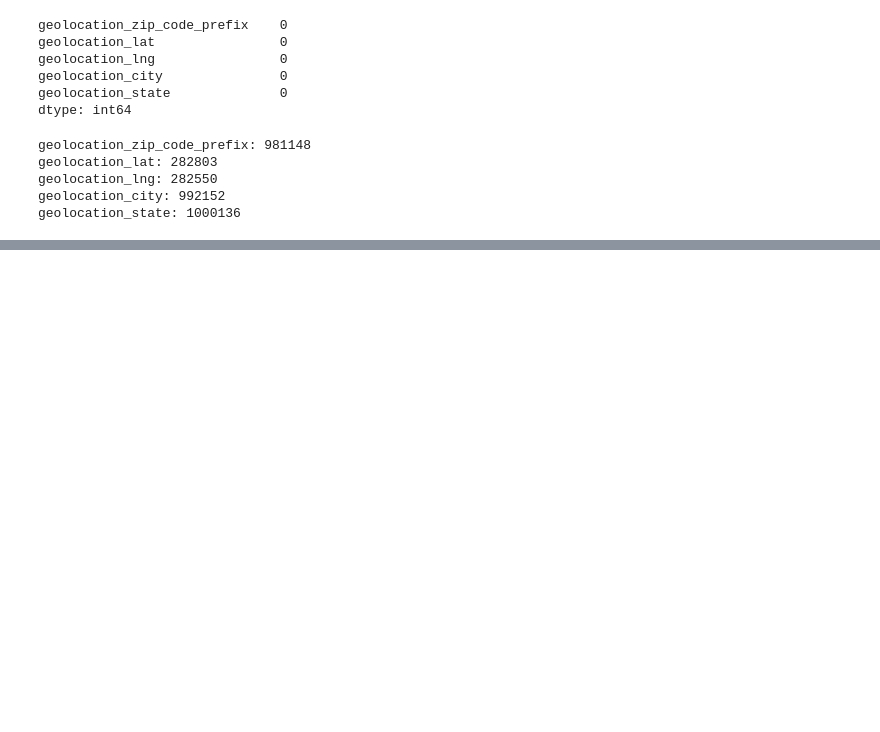
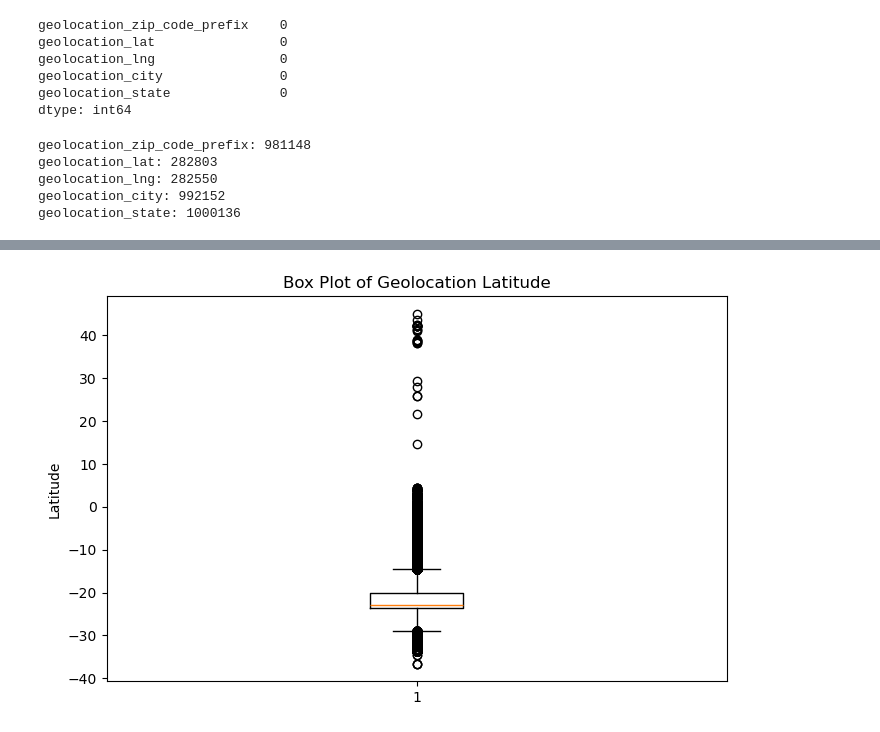
Before and after one commit to Mamello01/e-commerce, a Jupyter notebook: 02_data_preparation/geolocation_preparation.ipynb, the cells around one changed output, grey strips where cells are left out. Cells and saved outputs as stored; diff of their text form; code cells hidden in the pictures; blank space fills up the shorter version.

Commit message:
feat: implement geolocation dataset profiling, cleaning, validation, and export

```diff
--- a/02_data_preparation/geolocation_preparation.ipynb
+++ b/02_data_preparation/geolocation_preparation.ipynb
@@ -119,0 +194,11 @@ geolocation_state: 1000136
+# %%
+# Box plot for latitude values
+plt.figure(figsize=(8, 5))
+plt.boxplot(geolocation_df["geolocation_lat"], vert=True)
+
+plt.title("Box Plot of Geolocation Latitude")
+plt.ylabel("Latitude")
+
+plt.show()
+# %% [output]
+[figure, added]
```
Also changed, not shown: parts of 87 cells of this notebook.
